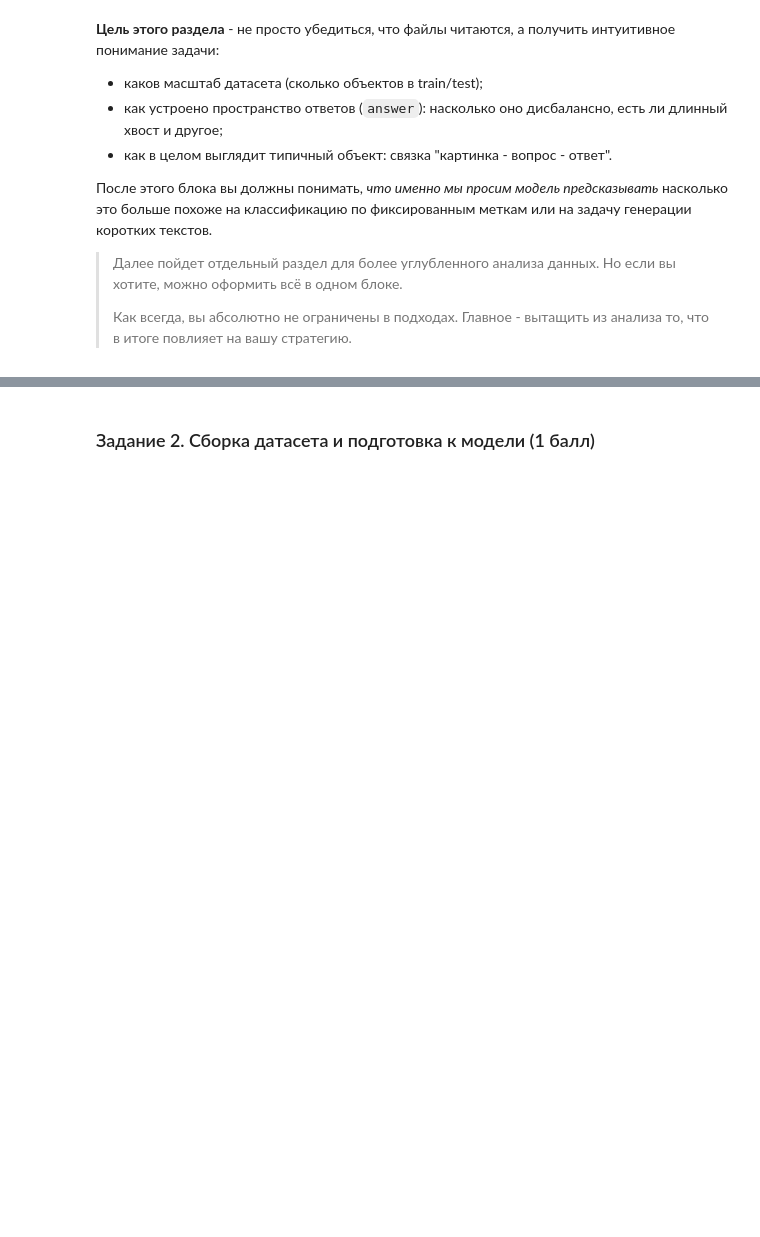
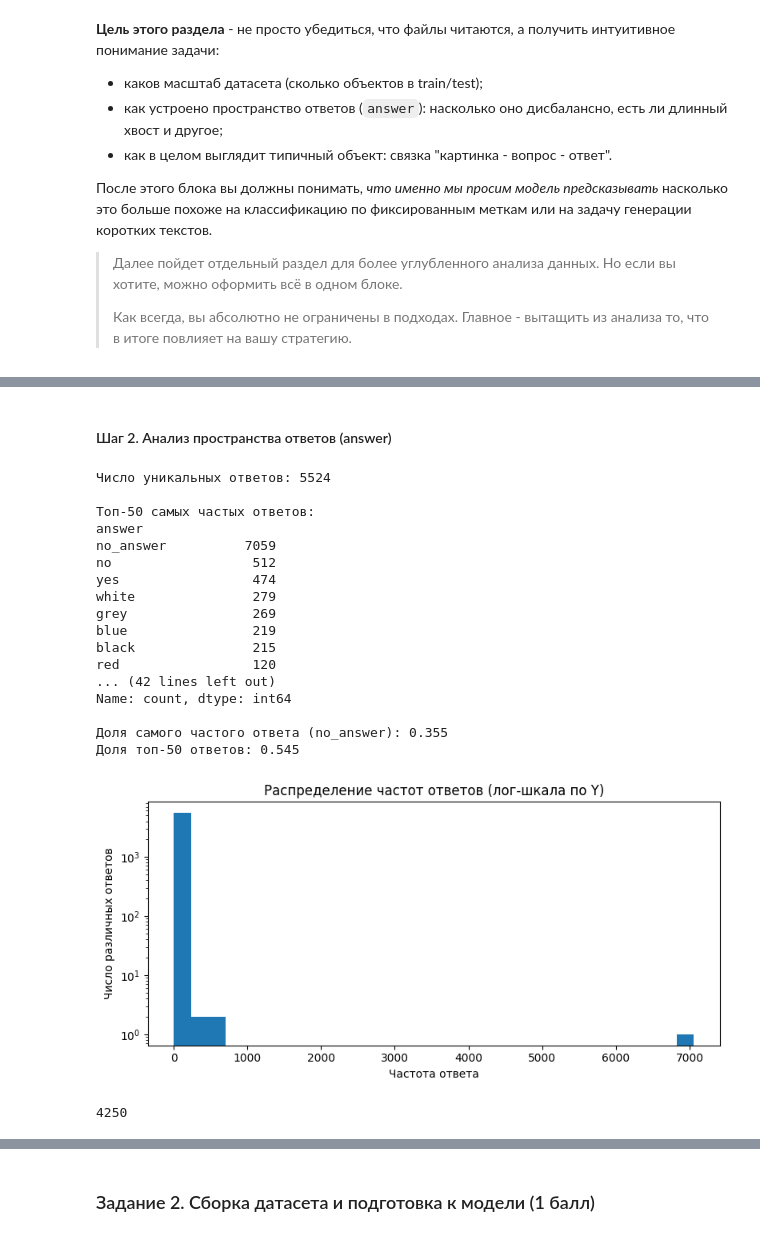
Before and after one commit to psaw/hse-fcs-multimodal-course, a Jupyter notebook: homeworks/homework-03-Konov.ipynb, the cells around one changed output, grey strips where cells are left out. Drawn from its saved outputs; the diff is of its cells as text; code cells hidden in the pictures; blank space fills up the shorter version.

```diff
--- a/homeworks/homework-03-Konov.ipynb
+++ b/homeworks/homework-03-Konov.ipynb
@@ -197,0 +203,20 @@ print(f"Данные распакованы в: {data_dir}")
+# %%
+# базовое исследование данных и распределений
+# your code here ฅ^•ﻌ•^ฅ
+
+train = pd.read_csv(TRAIN_PATH)
+test = pd.read_csv(TEST_PATH)
+sample_sub = pd.read_csv(SAMPLE_SUB_PATH)
+
+print("Train shape:", train.shape)
+print("Test shape:", test.shape)
+print("Sample submission shape:", sample_sub.shape)
+
+print("\nTrain info:")
+print(train.info())
+
+print("\nTest info:")
+print(test.info())
+
+print("\nКоличество уникальных ID в train:", train["ID"].nunique())
+print("Количество уникальных ID в test:", test["ID"].nunique())
@@ -197,0 +241,53 @@ print(f"Данные распакованы в: {data_dir}")
+# %% [markdown]
+#### Шаг 2. Анализ пространства ответов (answer)
+# %%
+# число уникальных ответов
+n_unique_answers = train["answer"].nunique()
+print("Число уникальных ответов:", n_unique_answers)
+
+# топ-20 самых частых ответов
+answer_counts = train["answer"].value_counts()
+print("\nТоп-50 самых частых ответов:")
+print(answer_counts.head(50))
+
+# доля самого частого ответа и топ-20
+total = len(train)
+top1_frac = answer_counts.iloc[0] / total
+top50_frac = answer_counts.iloc[:50].sum() / total
+
+print(f"\nДоля самого частого ответа (no_answer): {top1_frac:.3f}")
+print(f"Доля топ-50 ответов: {top50_frac:.3f}")
+
+# распределение частот ответов (лог-шкала по оси Y)
+plt.figure(figsize=(8, 4))
+plt.hist(answer_counts.values, bins=30, log=True)
+# sns.histplot(answer_counts.values, bins=30, log_scale=(False, True))
+plt.xlabel("Частота ответа")
+plt.ylabel("Число различных ответов")
+plt.title("Распределение частот ответов (лог-шкала по Y)")
+plt.tight_layout()
+plt.show()
+# %% [output]
+Число уникальных ответов: 5524
+
+Топ-50 самых частых ответов:
+answer
+no_answer          7059
+no                  512
+yes                 474
+white               279
+grey                269
+blue                219
+black               215
+red                 120
+... (42 lines left out)
+Name: count, dtype: int64
+
+Доля самого частого ответа (no_answer): 0.355
+Доля топ-50 ответов: 0.545
+[figure, added]
+# %%
+# сколько ответов встречается ровно 1 раз
+answer_counts.loc[answer_counts == 1].sum()
+# %% [output]
+4250
```
Also changed, not shown: parts of 65 cells of this notebook, 5 other files.
